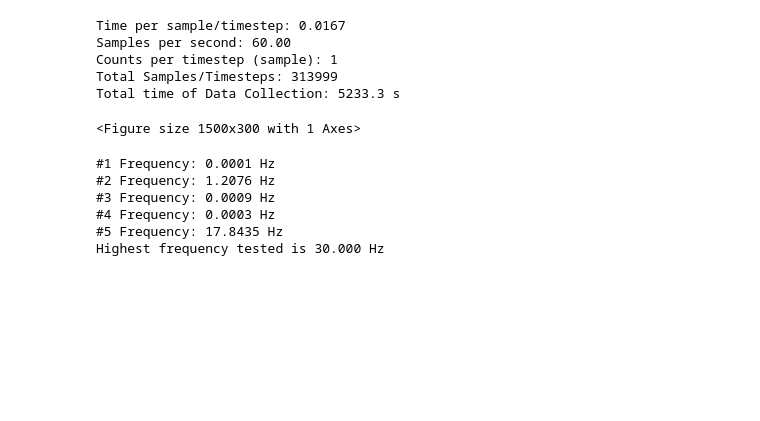
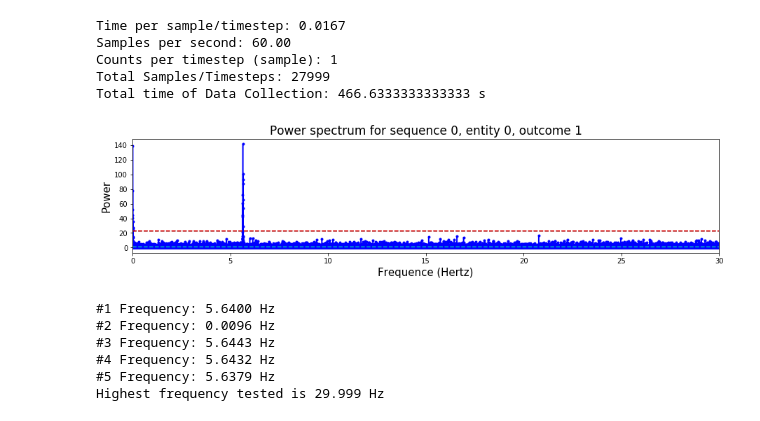
Before and after one commit to garretts-hub/GST_Work, a Jupyter notebook: Drift Analysis with Real Data.ipynb, the cells around one changed output. Saved outputs shown, nothing was run; the diff lists cells and outputs as text; code cells hidden in the pictures; blank space fills up the shorter version.

```diff
--- a/Drift Analysis with Real Data.ipynb
+++ b/Drift Analysis with Real Data.ipynb
@@ -5,6 +5,7 @@ from pygsti.extras import drift
 import numpy as np
 from data_list_creator import create_data, gate_string_to_list
 from drift_file_io import drift_input, calculate_average_timestep, merge_lines
+import NoiseSignal2 as ns
 savepath = None
 
 save = False
@@ -14,8 +15,8 @@ data_option = 3
 #################################################################################################################
 #For reading in experimental data: enter here
 if data_option == 2 or data_option == 3:
-    base = "N:/Programs/Ions Share/Gate-Set Tomography/DriftAnalysis/"
-    name = '2018_08_27 Gi Data/2018_08_27_1354_31_DRIFT' #specify date_folder/txt_file_name
+    base = "N:/Programs/Ions Share/Gate-Set Tomography/DriftAnalysis/PrelimData/"
+    name = '2018_08_20/2018_08_20_1041_51_DRIFT' #specify date_folder/txt_file_name
     file_loc = base + name + ".txt"
     time_per_sample = 1/60 #seconds, only necessary if you're doing the merge lines
     savepath = None
@@ -45,41 +46,41 @@ drifted.plot_power_spectrum(sequence=0, entity=0, outcome=1, savepath=savepath)
 #analyze the frequency-power spectrum
 frequencies = list(drifted.frequencies)
 power_spectrum = list(drifted.pspepo_power_spectrum[0,0,1,:])
 grouped = []
 for i in range(len(frequencies)):
     grouped.append((frequencies[i], power_spectrum[i]))
 sorted_groups = sorted(grouped, key=lambda tup: tup[1], reverse=True)
 num_points = 5
 for i in range(num_points):
     print("#{} Frequency: {:.4f} Hz".format(i+1, sorted_groups[i][0]))
 #print("Spacing is {:.4f} Hz".format(frequencies[1]-frequencies[0]))
 
 print("Highest frequency tested is {:.3f} Hz".format(frequencies[len(frequencies) - 1]))
 
 
 if save:
     with open(base + name + "_Merged_Bitstring_Top_Freqs.txt","w") as out:
         out.write("Time per sample/timestep: {:.4f}\n".format(time_per_sample))
         out.write("Samples per second: {:.2f}\n\n".format(1/time_per_sample))
         for i in range(num_points):
             out.write("#{} Frequency: {:.3f} Hz\n".format(i+1, sorted_groups[i][0]))
 
     with open(base + name + "_Merged_Bitstring_All_Output.txt","w") as out:
         out.write("Frequency(Hz)\tPower(a.u.)\n")
         for i in range(len(frequencies)):
             out.write("{}\t{}\n".format(frequencies[i], power_spectrum[i]))
 # %% [output]
 Time per sample/timestep: 0.0167
 Samples per second: 60.00
 Counts per timestep (sample): 1
-Total Samples/Timesteps: 313999
-Total time of Data Collection: 5233.3 s
+Total Samples/Timesteps: 27999
+Total time of Data Collection: 466.6333333333333 s
+[figure, added]
-<Figure size 1500x300 with 1 Axes>
+#1 Frequency: 5.6400 Hz
+#2 Frequency: 0.0096 Hz
+#3 Frequency: 5.6443 Hz
+#4 Frequency: 5.6432 Hz
+#5 Frequency: 5.6379 Hz
+Highest frequency tested is 29.999 Hz
-#1 Frequency: 0.0001 Hz
-#2 Frequency: 1.2076 Hz
-#3 Frequency: 0.0009 Hz
-#4 Frequency: 0.0003 Hz
-#5 Frequency: 17.8435 Hz
-Highest frequency tested is 30.000 Hz
 # %%
 ###################This cell is for truncating data and only seeing certain frequencies
```
Also changed, not shown: parts of 5 cells of this notebook, 2 other files.
